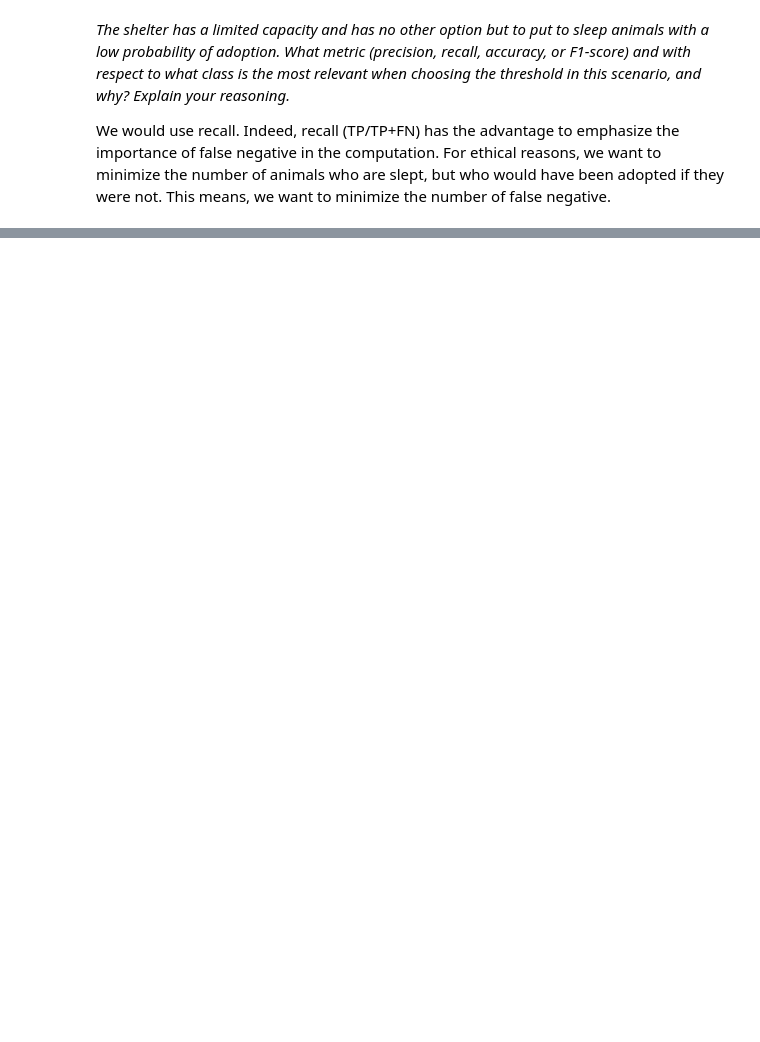
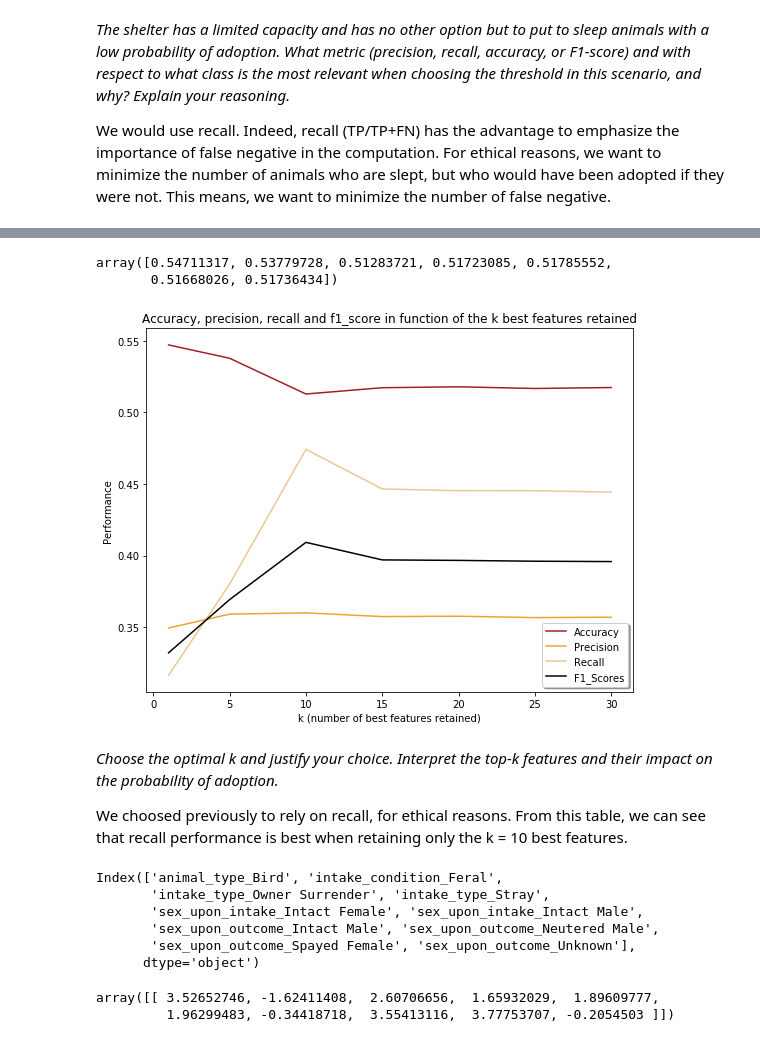
Before and after one commit to vbruttin/ada_homeworks, a Jupyter notebook: Homework4.ipynb, the cells around one changed output, grey strips where cells are left out. Drawn from its saved outputs; the diff is of its cells as text; code cells hidden in the pictures; blank space fills up the shorter version.

```diff
--- a/Homework4.ipynb
+++ b/Homework4.ipynb
@@ -287,7 +293,0 @@ _Reduce the number of features by selecting the subset of the k best features. U
-# %%
-# As the columns were standardized, we can just remove the smaller weights every time
-k = [1 5 10 15 20 25 30]
-
-print(len(aac.columns))
-print(len(logistic.coef_[0]))
-print(logistic.intercept_)
@@ -309,0 +366,2 @@ def greedy_backward_selection(k, n, x, y):
+# %%
+p = np.asarray(performance).T
@@ -310,2 +377,44 @@ def greedy_backward_selection(k, n, x, y):
+# %%
+p[:,0]
+# %% [output]
+array([0.54711317, 0.53779728, 0.51283721, 0.51723085, 0.51785552,
+       0.51668026, 0.51736434])
+# %%
+# Plot the accuracy, precision, recall and f1_score in function of the threshold
+y1_plot, y2_plot, y3_plot, y4_plot = p[:,0], p[:,1], p[:,2], p[:,3]
+x_plot = k_s
+
+fig, ax = plt.subplots(figsize=(8, 6))
+index = range(len(y1_plot))
+
+# Plot each parameter with color-blind friendly colors
+ax.plot(x_plot, y1_plot, label='Accuracy', color='#A11E22')
+ax.plot(x_plot, y2_plot, label='Precision', color='#E8A631')
+ax.plot(x_plot, y3_plot, label='Recall', color='#E8C898')
+ax.plot(x_plot, y4_plot, label='F1_Scores', color='#000000')
+
+# Aesthetic adjustments
+ax.legend(shadow=True)
+ax.set_xlabel('k (number of best features retained)')
+ax.set_ylabel('Performance')
+ax.set_title('Accuracy, precision, recall and f1_score in function of the k best features retained')
+fig.tight_layout()
+
+plt.savefig("Performance_k")
+plt.show()
+# %% [output]
+[figure, added]
+# %% [markdown]
+_Choose the optimal k and justify your choice. Interpret the top-k features and their impact on the probability of adoption._
+
+We choosed previously to rely on recall, for ethical reasons. From this table, we can see that recall performance is best when retaining only the k = 10 best features.
 # %%
-x_ = greedy_backward_selection(20, len(logistic.coef_[0]), x, y)
+x_ = greedy_backward_selection(10, N_features, x, y)
+x_.columns
+# %% [output]
+Index(['animal_type_Bird', 'intake_condition_Feral',
+       'intake_type_Owner Surrender', 'intake_type_Stray',
+       'sex_upon_intake_Intact Female', 'sex_upon_intake_Intact Male',
+       'sex_upon_outcome_Intact Male', 'sex_upon_outcome_Neutered Male',
+       'sex_upon_outcome_Spayed Female', 'sex_upon_outcome_Unknown'],
+      dtype='object')
@@ -359,0 +421,8 @@ cross_validation_visualization(lambdas, rmse_tr, rmse_te)
+# %%
+logistic = LogisticRegression(solver='newton-cg')
+x_tr_, x_te_, y_tr_, y_te_ = split_data(x_, y, 0.8)
+logistic.fit(x_tr_, y_tr_)
+logistic.coef_
+# %% [output]
+array([[ 3.52652746, -1.62411408,  2.60706656,  1.65932029,  1.89609777,
+         1.96299483, -0.34418718,  3.55413116,  3.77753707, -0.2054503 ]])
```
Also changed, not shown: parts of 17 cells of this notebook.
